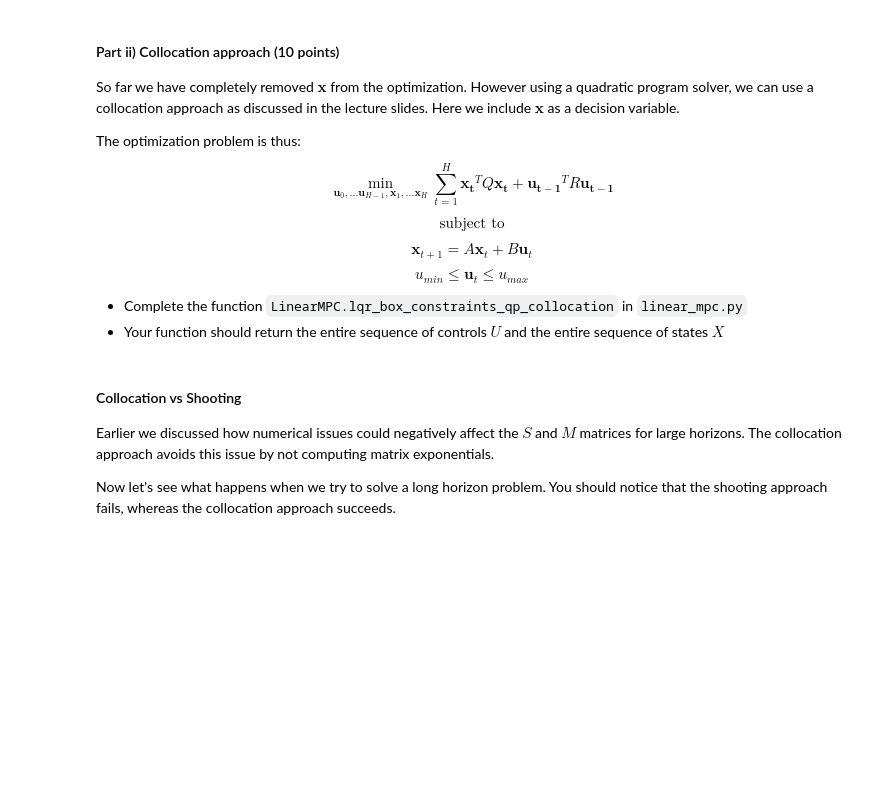
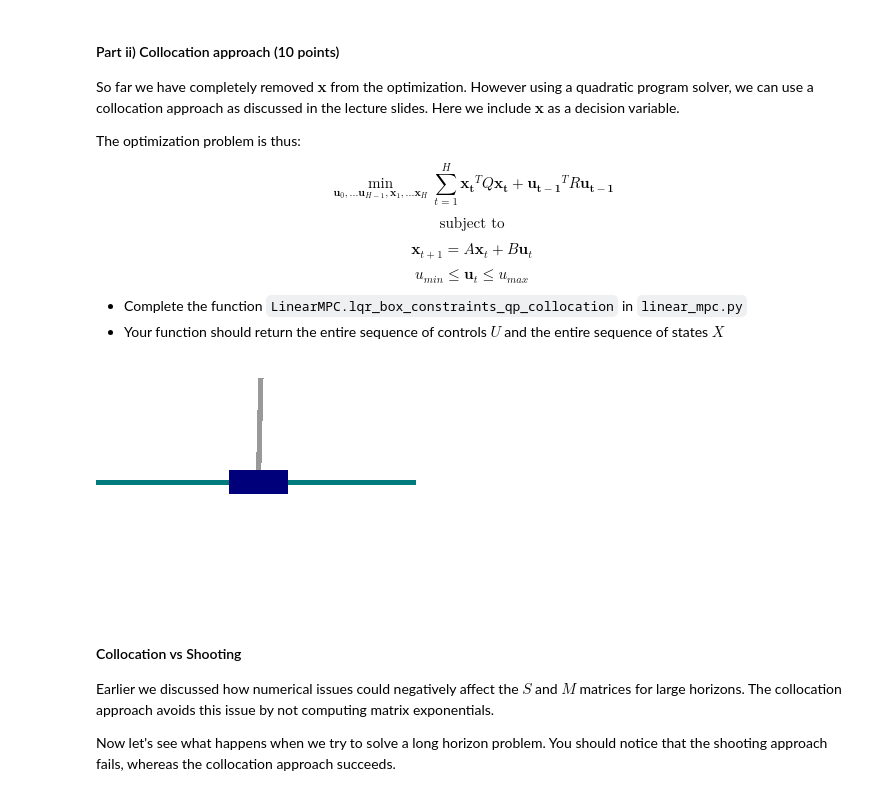
Before and after one commit to dorecasan/rob498_umich, a Jupyter notebook: HW2/ROB498_hw2.ipynb, the cells around one changed output. Saved outputs shown, nothing was run; the diff lists cells and outputs as text; code cells hidden in the pictures; blank space fills up the shorter version.

```diff
--- a/HW2/ROB498_hw2.ipynb
+++ b/HW2/ROB498_hw2.ipynb
@@ -552,24 +655,26 @@ $$ u_{min} \leq \mathbf{u}_t \leq u_{max}$$
 # %%
 ## Now we will test this controller
 controller = LinearMPC(A, B, Q, R, horizon=20)
-u_min = np.array([-1])
-u_max = np.array([1])
+u_min = np.array([-5])
+u_max = np.array([5])
 
 
 env = CartpoleEnv()
 env.reset(0.1 * np.random.randn(4))
 frames = []
 for i in tqdm(range(100)):
     state = env.get_state()
     U, X = controller.lqr_box_constraints_qp_collocation(state, u_min, u_max)
     # we will only take the first action of the sequence
     u = U[0]
     s = env.step(u)
     img = env.render()
     frames.append(img)
 
 write_apng("cartpole_box_constrained_lqr_collocation.png", frames, delay=10)
 Image(filename="cartpole_box_constrained_lqr_collocation.png")
+# %% [output]
+[figure, added]
 # %% [markdown]
 #### Collocation vs Shooting
 
```
Also changed, not shown: parts of 17 cells of this notebook, 5 other files.
